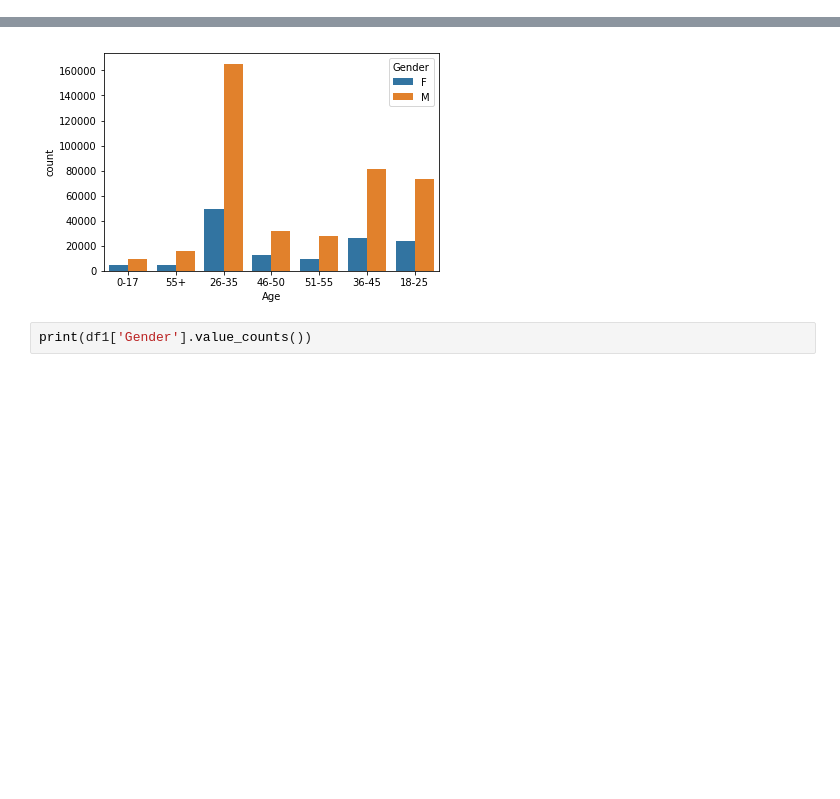
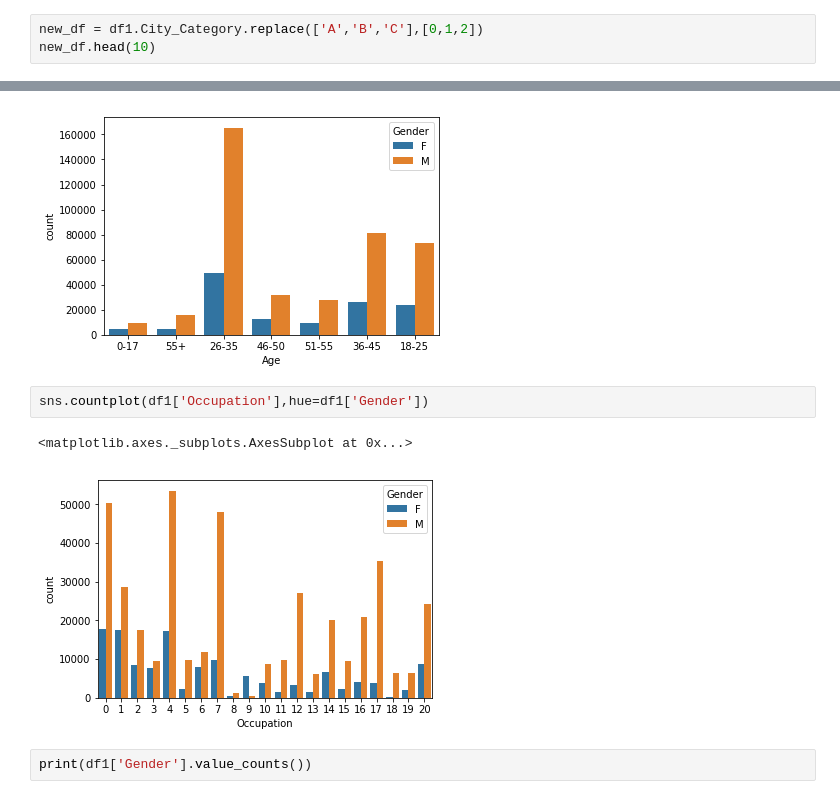
Before and after one commit to akmenon1996/Black-Friday, a Jupyter notebook: Black Friday Analysis.ipynb, the cells around one changed output, grey strips where cells are left out. Drawn from its saved outputs; the diff is of its cells as text; blank space fills up the shorter version.

```diff
--- a/Black Friday Analysis.ipynb
+++ b/Black Friday Analysis.ipynb
@@ -72,0 +106,3 @@ df1.head()
+# %%
+new_df = df1.City_Category.replace(['A','B','C'],[0,1,2])
+new_df.head(10)
@@ -91,6 +184,11 @@ sns.countplot(df1['Age'],hue=df1['Gender'])
 # %% [output]
 <matplotlib.axes._subplots.AxesSubplot at 0x...>
 [figure]
+# %%
+sns.countplot(df1['Occupation'],hue=df1['Gender'])
+# %% [output]
+<matplotlib.axes._subplots.AxesSubplot at 0x...>
+[figure, added]
 # %%
 print(df1['Gender'].value_counts())
 # %% [output]
```
Also changed, not shown: parts of 21 cells of this notebook.
